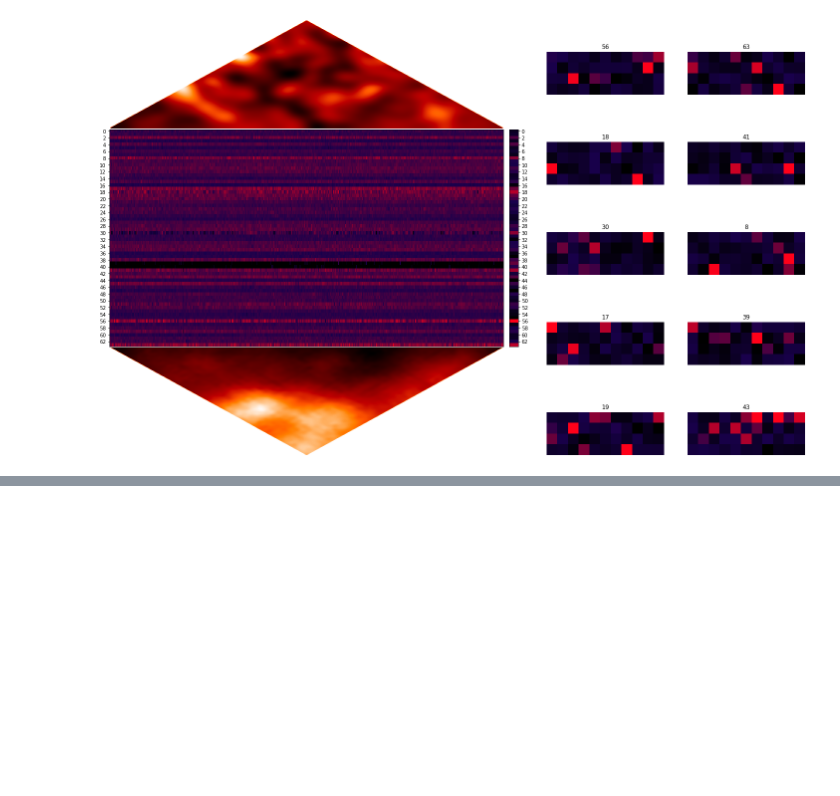
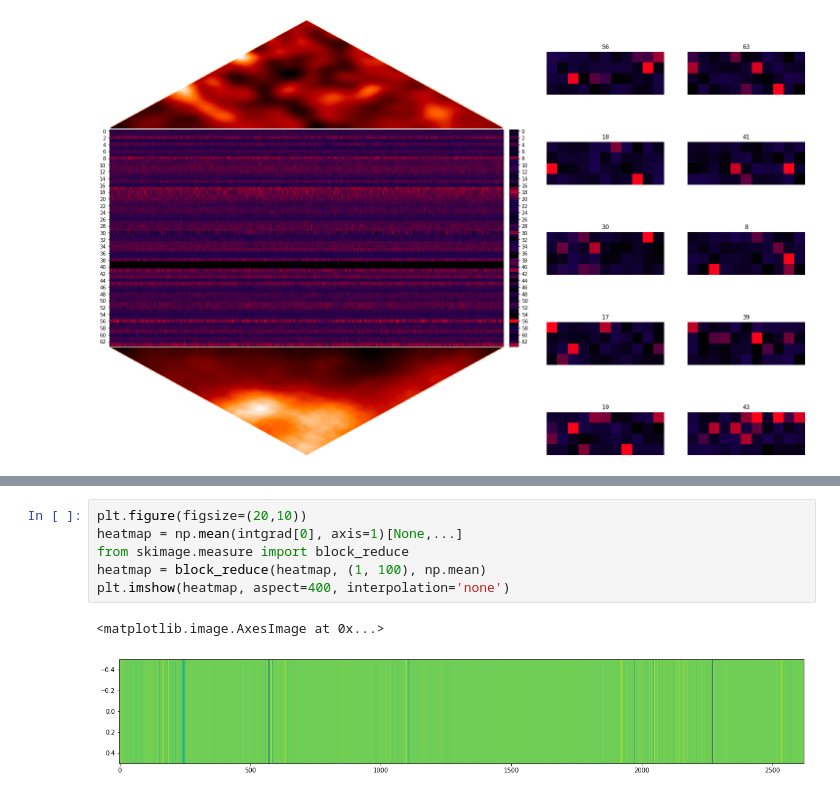
Before and after one commit to ashkolikov/chimaera, a Jupyter notebook: Human.ipynb, the cells around one changed output, grey strips where cells are left out. Cells and saved outputs as stored; diff of their text form; blank space fills up the shorter version.

```diff
--- a/Human.ipynb
+++ b/Human.ipynb
@@ -524,0 +669,9 @@ Model.graphic_analisis(1)
+# %%
+plt.figure(figsize=(20,10))
+heatmap = np.mean(intgrad[0], axis=1)[None,...]
+from skimage.measure import block_reduce
+heatmap = block_reduce(heatmap, (1, 100), np.mean)
+plt.imshow(heatmap, aspect=400, interpolation='none')
+# %% [output]
+<matplotlib.image.AxesImage at 0x...>
+[figure, added]
```
Also changed, not shown: parts of 32 cells of this notebook.
